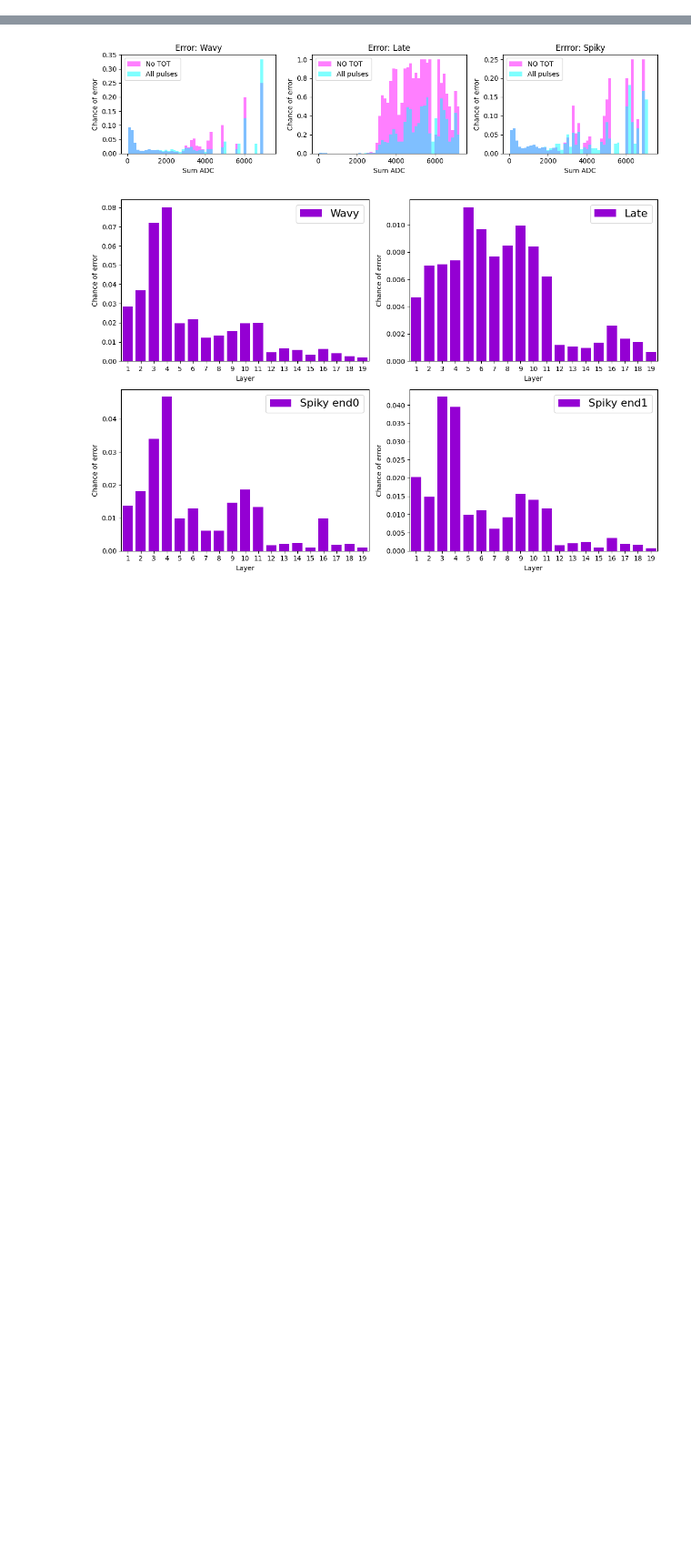
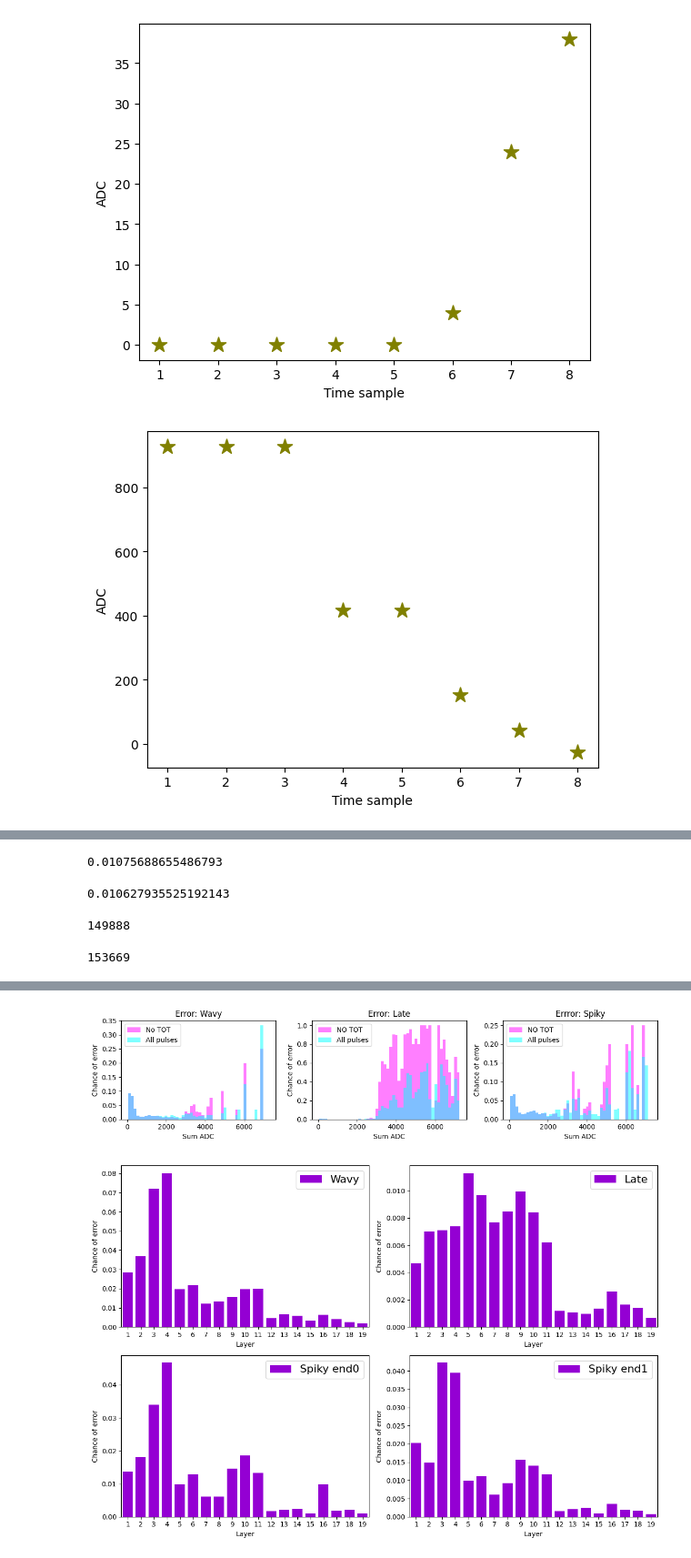
Before and after one commit to gajdangreta/hcalTestBeam, a Jupyter notebook: hcalEnv/notebooks/pulse_analysis.ipynb, the cells around one changed output, grey strips where cells are left out. Shown at 91% size. Saved outputs shown, nothing was run; the diff lists cells and outputs as text; code cells hidden in the pictures; blank space fills up the shorter version.

Commit message:
fiddled around with pulse analysis

```diff
--- a/hcalEnv/notebooks/pulse_analysis.ipynb
+++ b/hcalEnv/notebooks/pulse_analysis.ipynb
@@ -47,6 +54,5 @@ Wall time: 411 ms
 # %%
-if pulsed:
-    r.drop(list(r.filter(regex = 'adc_.?_end.?')), axis = 1, inplace = True)
-    r.drop(["Unnamed: 0"], axis=1, inplace=True)
+# dropping unnecessary columns
+# r=drop_extra_cols(r, pulsed)
 # %%
 pulse_df=pd.read_csv(d_folder+"run_"+str(r_n)+"_pulse_problems.csv", index_col="index")
@@ -57,2 +59,30 @@ filtered_df=r.drop(["pf_event", "layer", "strip",
 # %%
-big_df=filtered_df.merge(pulse_df, left_index=True, right_index=True)
+big_df=r.merge(pulse_df, left_index=True, right_index=True)
+# %%
+mistimed=big_df[big_df["problem_type"]=="LATE"]
+# %%
+a=0
+for index,row in mistimed.iterrows():
+    end0 = []
+    end1 = []
+    for j in range(8):
+        adc_end0_col = f'adc_{j}_end0'
+        adc_end1_col = f'adc_{j}_end1'
+
+        end0_val = row[adc_end0_col]
+        end1_val = row[adc_end1_col]
+
+        end0.append(end0_val)
+        end1.append(end1_val)
+    plt.scatter(np.arange(1,9), end0, color="olive", marker="*", s=150)
+    plt.ylabel("ADC")
+    plt.xlabel("Time sample")
+    plt.savefig(p_folder+"mistimed_"+str(a)+".png", bbox_inches="tight")
+    plt.show()
+    if a<10:
+        a+=1
+    else:
+        break
+# %% [output]
+[figure, added]
+[figure, added]
@@ -59,2 +98,18 @@ big_df=filtered_df.merge(pulse_df, left_index=True, right_index=True)
 # %%
 non_TOT=big_df[(big_df["tot_end0"]==0) & (big_df["tot_end1"]==0)]
+# %%
+len(big_df[(big_df["toa_end0"]==0) & (big_df["problem_type"])])/len(big_df)
+# %% [output]
+0.01075688655486793
+# %%
+len(non_TOT[(non_TOT["toa_end0"]==0) & (non_TOT["problem_type"])])/len(non_TOT)
+# %% [output]
+0.010627935525192143
+# %%
+len(non_TOT)
+# %% [output]
+149888
+# %%
+len(big_df)
+# %% [output]
+153669
```
Also changed, not shown: parts of 9 cells of this notebook, 2 other files.
